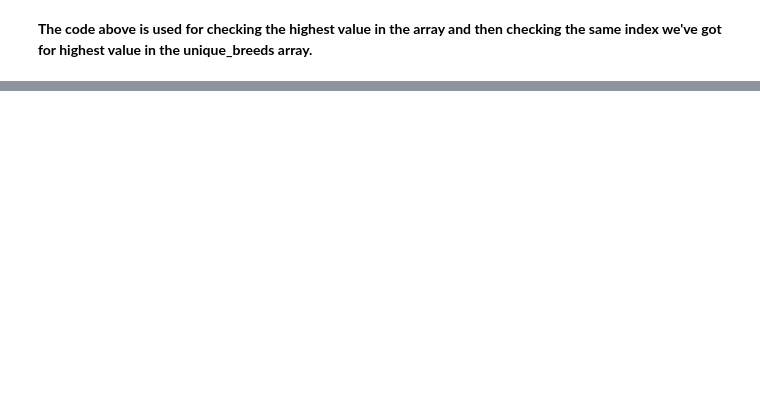
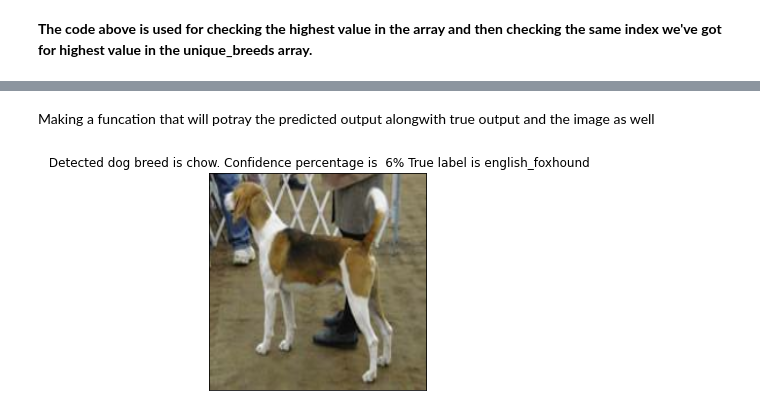
Before and after one commit to narayansethi03/MachineLearning, a Jupyter notebook: know-your-dog.ipynb, the cells around one changed output, grey strips where cells are left out. Drawn from its saved outputs; the diff is of its cells as text; code cells hidden in the pictures; blank space fills up the shorter version.

```diff
--- a/know-your-dog.ipynb
+++ b/know-your-dog.ipynb
@@ -630,0 +608,5 @@ Predicted Breed is : english_foxhound
+# %%
+def get_pred_label(index):
+    return unique_breeds[np.argmax(index)]
+
+get_pred_label(predictions[81])
@@ -630,0 +617,16 @@ Predicted Breed is : english_foxhound
+# %%
+
+def unbatchify_data(data):
+    images=[]
+    labels=[]
+
+    for image, label in data.unbatch().as_numpy_iterator():
+
+        images.append(image)
+        labels.append(unique_breeds[np.argmax(label)])
+    return images,labels
+
+#we can pass it any data and it will unbatchify it.
+# %%
+#testing the unbatchify funcation
+val_images, val_labels = unbatchify_data(val_data)
@@ -630,0 +653,24 @@ Predicted Breed is : english_foxhound
+# %% [markdown]
+Making a funcation that will potray the predicted output alongwith true output and the image as well
+# %%
+def show_preds(prediction_proba, labels, images ,n=90):
+    pred_prob, true_label, image = prediction_proba[n],labels[n],images[n]
+
+    #predicting the label of the array passed in (i.e `n`)
+    pred_label = get_pred_label(pred_prob)
+
+    #plotting the image of the nth Index
+    plt.imshow(image)
+
+    ## removing xticks and yticks
+    plt.xticks([])
+    plt.yticks([])
+
+    #title
+    plt.title(f" Detected dog breed is {pred_label}. Confidence percentage is {np.max(pred_prob)*100:2.0f}% True label is {true_label}")
+# %%
+show_preds(prediction_proba=predictions,
+         labels=val_labels,
+         images=val_images)    #83
+# %% [output]
+[figure, added]
```
Also changed, not shown: parts of 18 cells of this notebook.
